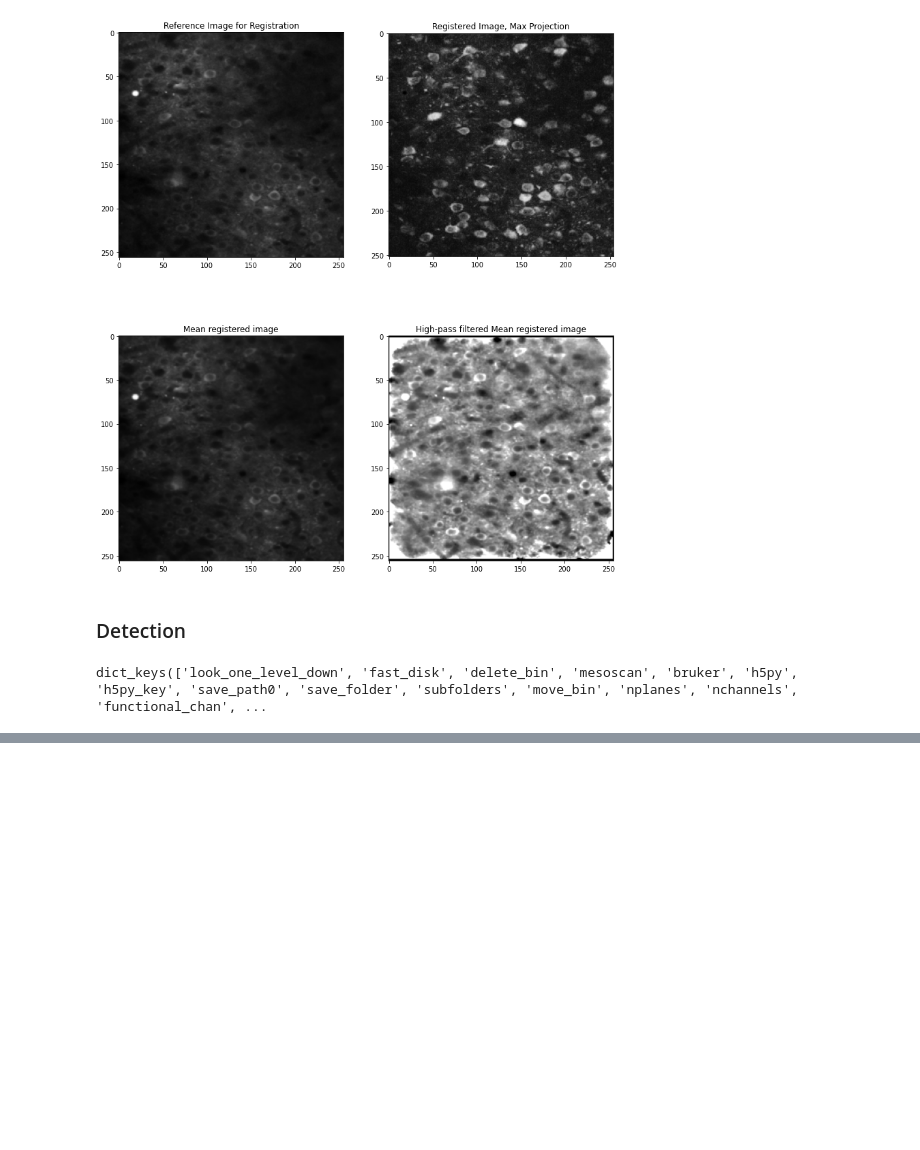
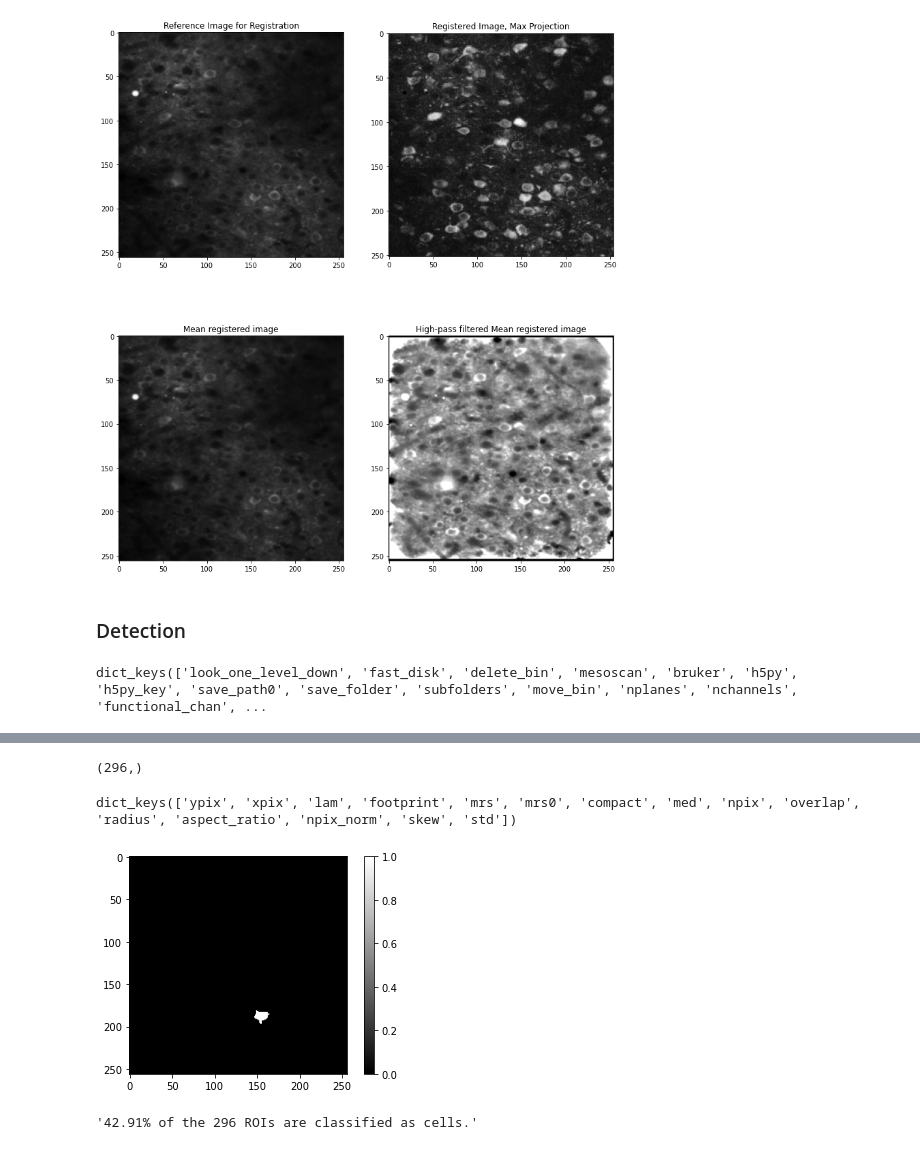
Before and after one commit to MouseLand/suite2p, a Jupyter notebook: jupyter/Run Suite2p.ipynb, the cells around one changed output, grey strips where cells are left out. Saved outputs shown, nothing was run; the diff lists cells and outputs as text; code cells hidden in the pictures; blank space fills up the shorter version.

```diff
--- a/jupyter/Run Suite2p.ipynb
+++ b/jupyter/Run Suite2p.ipynb
@@ -88,0 +106,28 @@ dict_keys(['look_one_level_down', 'fast_disk', 'delete_bin', 'mesoscan', 'bruker
+# %%
+stats_file = Path(output_op['save_path']).joinpath('stat.npy')
+stats = np.load(stats_file, allow_pickle=True)
+stats.shape
+# %% [output]
+(296,)
+# %%
+stats[0].keys()
+# %% [output]
+dict_keys(['ypix', 'xpix', 'lam', 'footprint', 'mrs', 'mrs0', 'compact', 'med', 'npix', 'overlap', 'radius', 'aspect_ratio', 'npix_norm', 'skew', 'std'])
+# %%
+def make_image_from_roi_dict(roi, Ly: int, Lx: int):
+    im = np.zeros((Ly, Lx))
+    im[roi['ypix'], roi['xpix']] = 1
+    return im
+
+im = make_image_from_roi_dict(stats[0], Ly=output_op['Ly'], Lx=output_op['Lx'])
+plt.imshow(im, cmap='gray');
+plt.colorbar();
+# %% [output]
+[figure, added]
+# %%
+iscell = np.load(Path(output_op['save_path']).joinpath('iscell.npy'), allow_pickle=True)
+iscell.shape
+ic = iscell[:, 0].astype(bool)
+f"{ic.mean():.2%} of the {len(ic)} ROIs are classified as cells."
+# %% [output]
+'42.91% of the 296 ROIs are classified as cells.'
```
Also changed, not shown: parts of 18 cells of this notebook.
